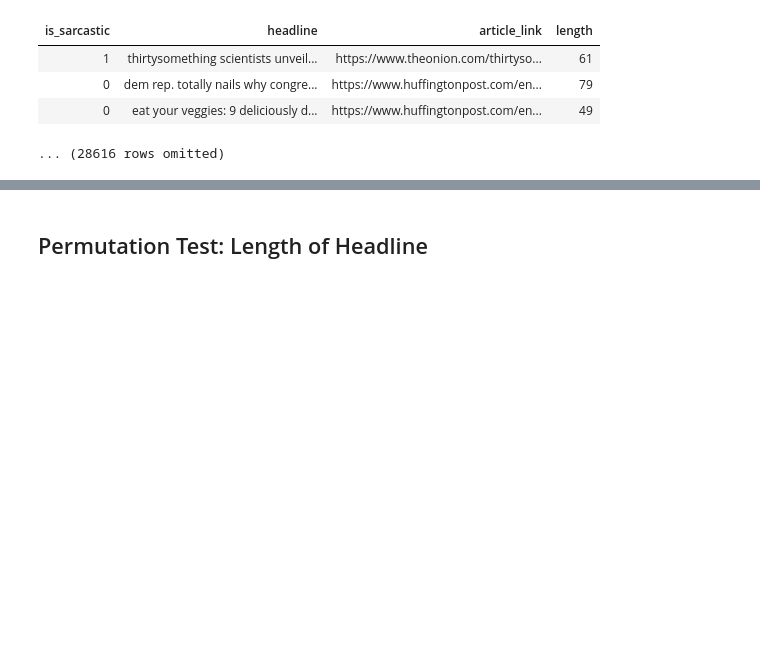
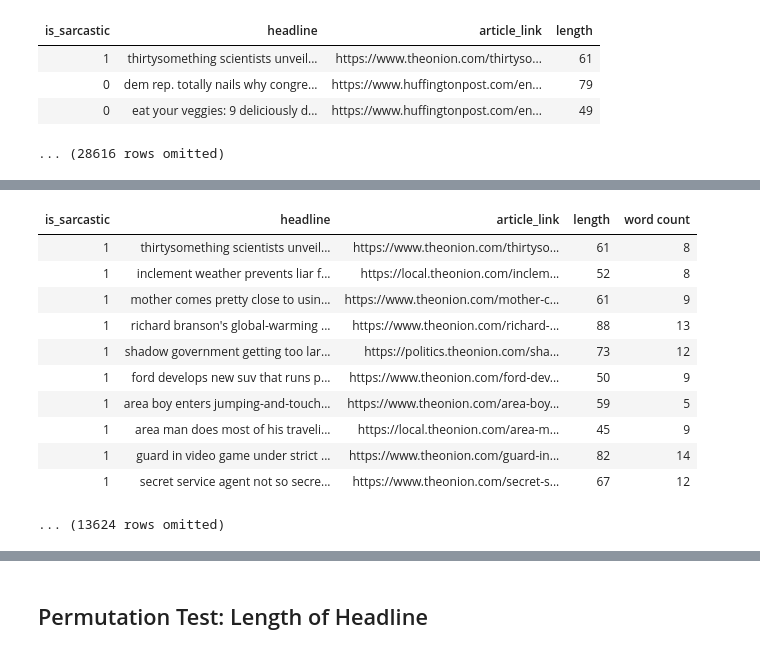
Before and after one commit to aleggs/dss-2019, a Jupyter notebook: Hypothesis Testing.ipynb, the cells around one changed output, grey strips where cells are left out. Saved outputs shown, nothing was run; the diff lists cells and outputs as text; code cells hidden in the pictures; blank space fills up the shorter version.

```diff
--- a/Hypothesis Testing.ipynb
+++ b/Hypothesis Testing.ipynb
@@ -44,0 +65,18 @@ articles.show(3)
+# %%
+## Subset of articles table where all rows are sarcastic
+
+sarcasm = articles.where('is_sarcastic', 1)
+sarcasm
+# %% [output]
+| is_sarcastic | headline | article_link | length | word count |
+| 1 | thirtysomething scientists unveil... | https://www.theonion.com/thirtyso... | 61 | 8 |
+| 1 | inclement weather prevents liar f... | https://local.theonion.com/inclem... | 52 | 8 |
+| 1 | mother comes pretty close to usin... | https://www.theonion.com/mother-c... | 61 | 9 |
+| 1 | richard branson's global-warming ... | https://www.theonion.com/richard-... | 88 | 13 |
+| 1 | shadow government getting too lar... | https://politics.theonion.com/sha... | 73 | 12 |
+| 1 | ford develops new suv that runs p... | https://www.theonion.com/ford-dev... | 50 | 9 |
+| 1 | area boy enters jumping-and-touch... | https://www.theonion.com/area-boy... | 59 | 5 |
+| 1 | area man does most of his traveli... | https://local.theonion.com/area-m... | 45 | 9 |
+| 1 | guard in video game under strict ... | https://www.theonion.com/guard-in... | 82 | 14 |
+| 1 | secret service agent not so secre... | https://www.theonion.com/secret-s... | 67 | 12 |
+... (13624 rows omitted)
```
Also changed, not shown: parts of 20 cells of this notebook.
